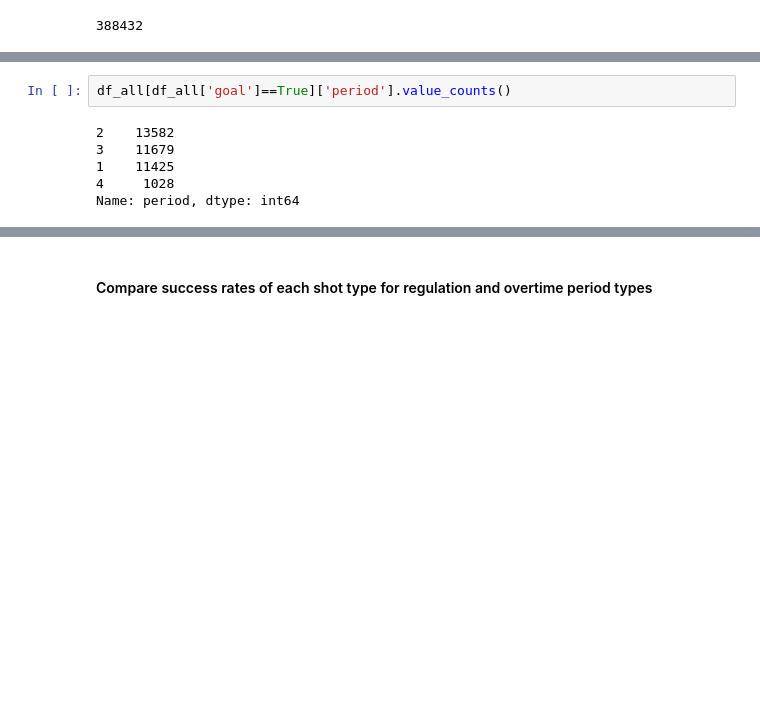
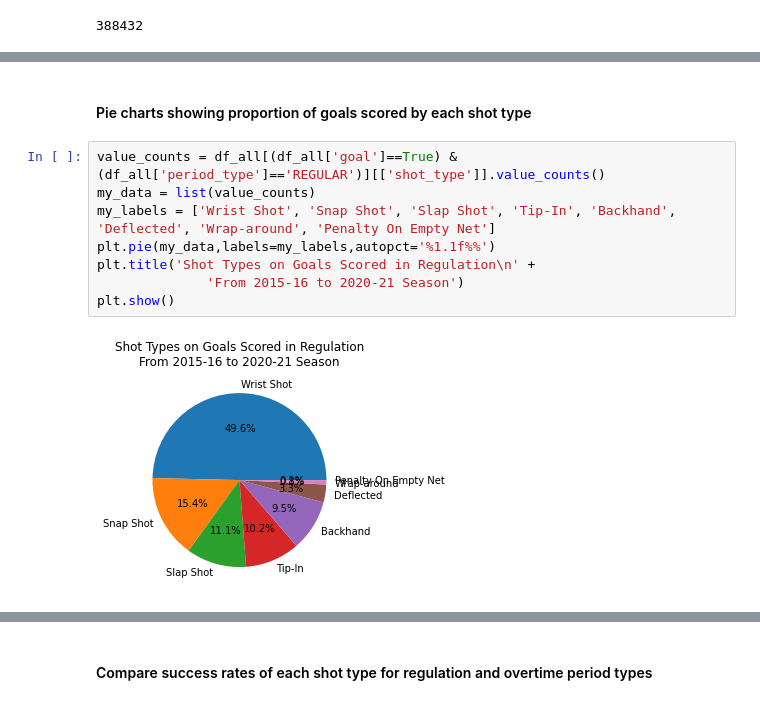
Before and after one commit to shawzy2/nhl_overtime_eda, a Jupyter notebook: notebook/eda_shot_types.ipynb, the cells around one changed output, grey strips where cells are left out. Drawn from its saved outputs; the diff is of its cells as text; blank space fills up the shorter version.

```diff
--- a/notebook/eda_shot_types.ipynb
+++ b/notebook/eda_shot_types.ipynb
@@ -161,9 +164,13 @@ goals and shots df: 426146 entries
+# %% [markdown]
+#### Pie charts showing proportion of goals scored by each shot type
 # %%
-df_all[df_all['goal']==True]['period'].value_counts()
+value_counts = df_all[(df_all['goal']==True) & (df_all['period_type']=='REGULAR')][['shot_type']].value_counts()
+my_data = list(value_counts)
+my_labels = ['Wrist Shot', 'Snap Shot', 'Slap Shot', 'Tip-In', 'Backhand', 'Deflected', 'Wrap-around', 'Penalty On Empty Net']
+plt.pie(my_data,labels=my_labels,autopct='%1.1f%%')
+plt.title('Shot Types on Goals Scored in Regulation\n' +
+              'From 2015-16 to 2020-21 Season')
+plt.show()
 # %% [output]
-2    13582
-3    11679
-1    11425
-4     1028
-Name: period, dtype: int64
+[figure, added]
 # %%
```
Also changed, not shown: parts of 15 cells of this notebook, 4 other files.
